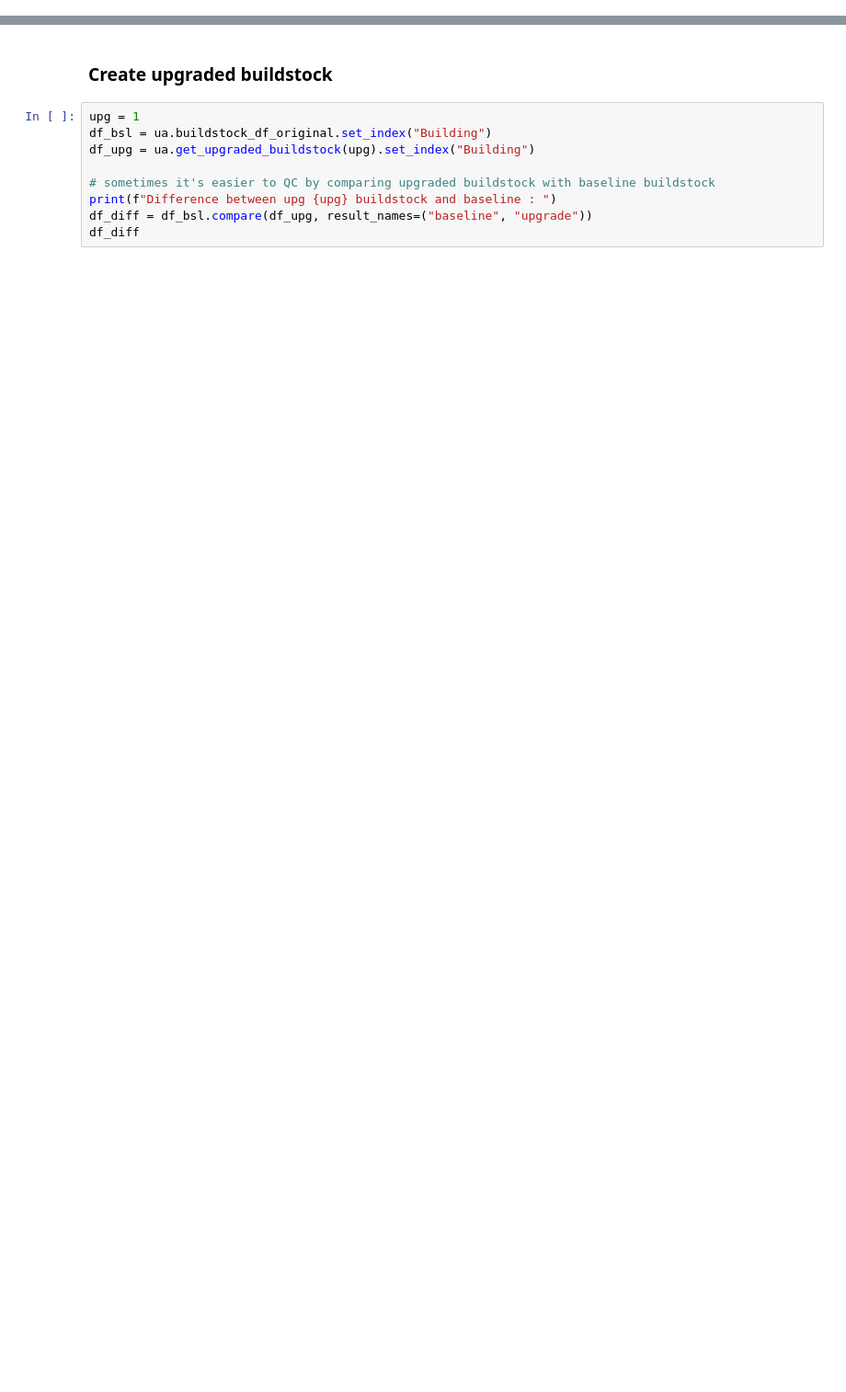
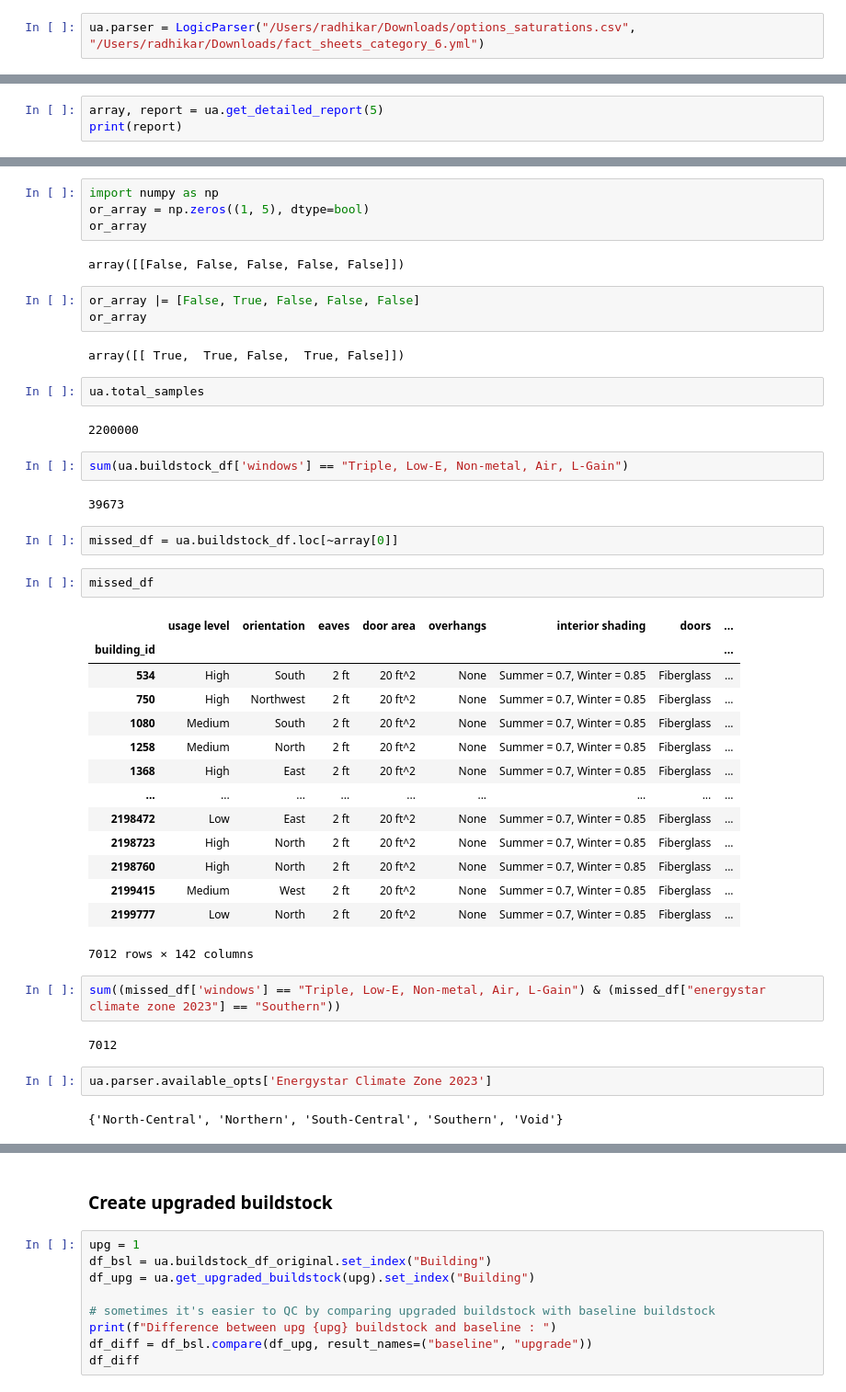
Before and after one commit to NREL/buildstock-query, a Jupyter notebook: example_usage/upgrades_analyzer.ipynb, the cells around one changed output, grey strips where cells are left out. Shown at 92% size. Drawn from its saved outputs; the diff is of its cells as text; blank space fills up the shorter version.

```diff
--- a/example_usage/upgrades_analyzer.ipynb
+++ b/example_usage/upgrades_analyzer.ipynb
@@ -28,0 +270,2 @@ INFO:buildstock_query.tools.upgrades_analyzer:Analyzing upgrade 5
+# %%
+ua.parser = LogicParser("/Users/radhikar/Downloads/options_saturations.csv", "/Users/radhikar/Downloads/fact_sheets_category_6.yml")
@@ -28,0 +321,3 @@ INFO:buildstock_query.tools.upgrades_analyzer:Analyzing upgrade 5
+# %%
+array, report = ua.get_detailed_report(5)
+print(report)
@@ -28,0 +407,46 @@ INFO:buildstock_query.tools.upgrades_analyzer:Analyzing upgrade 5
+# %%
+import numpy as np
+or_array = np.zeros((1, 5), dtype=bool)
+or_array
+# %% [output]
+array([[False, False, False, False, False]])
+# %%
+or_array |= [False, True, False, False, False]
+or_array
+# %% [output]
+array([[ True,  True, False,  True, False]])
+# %%
+ua.total_samples
+# %% [output]
+2200000
+# %%
+sum(ua.buildstock_df['windows'] == "Triple, Low-E, Non-metal, Air, L-Gain")
+# %% [output]
+39673
+# %%
+missed_df = ua.buildstock_df.loc[~array[0]]
+# %%
+missed_df
+# %% [output]
+|  | usage level | orientation | eaves | door area | overhangs | interior shading | doors | ... |
+| building_id |  |  |  |  |  |  |  | ... |
+| 534 | High | South | 2 ft | 20 ft^2 | None | Summer = 0.7, Winter = 0.85 | Fiberglass | ... |
+| 750 | High | Northwest | 2 ft | 20 ft^2 | None | Summer = 0.7, Winter = 0.85 | Fiberglass | ... |
+| 1080 | Medium | South | 2 ft | 20 ft^2 | None | Summer = 0.7, Winter = 0.85 | Fiberglass | ... |
+| 1258 | Medium | North | 2 ft | 20 ft^2 | None | Summer = 0.7, Winter = 0.85 | Fiberglass | ... |
+| 1368 | High | East | 2 ft | 20 ft^2 | None | Summer = 0.7, Winter = 0.85 | Fiberglass | ... |
+| ... | ... | ... | ... | ... | ... | ... | ... | ... |
+| 2198472 | Low | East | 2 ft | 20 ft^2 | None | Summer = 0.7, Winter = 0.85 | Fiberglass | ... |
+| 2198723 | High | North | 2 ft | 20 ft^2 | None | Summer = 0.7, Winter = 0.85 | Fiberglass | ... |
+| 2198760 | High | North | 2 ft | 20 ft^2 | None | Summer = 0.7, Winter = 0.85 | Fiberglass | ... |
+| 2199415 | Medium | West | 2 ft | 20 ft^2 | None | Summer = 0.7, Winter = 0.85 | Fiberglass | ... |
+| 2199777 | Low | North | 2 ft | 20 ft^2 | None | Summer = 0.7, Winter = 0.85 | Fiberglass | ... |
+7012 rows × 142 columns
+# %%
+sum((missed_df['windows'] == "Triple, Low-E, Non-metal, Air, L-Gain") & (missed_df["energystar climate zone 2023"] == "Southern"))
+# %% [output]
+7012
+# %%
+ua.parser.available_opts['Energystar Climate Zone 2023']
+# %% [output]
+{'North-Central', 'Northern', 'South-Central', 'Southern', 'Void'}
```
Also changed, not shown: parts of 68 cells of this notebook, 3 other files.
